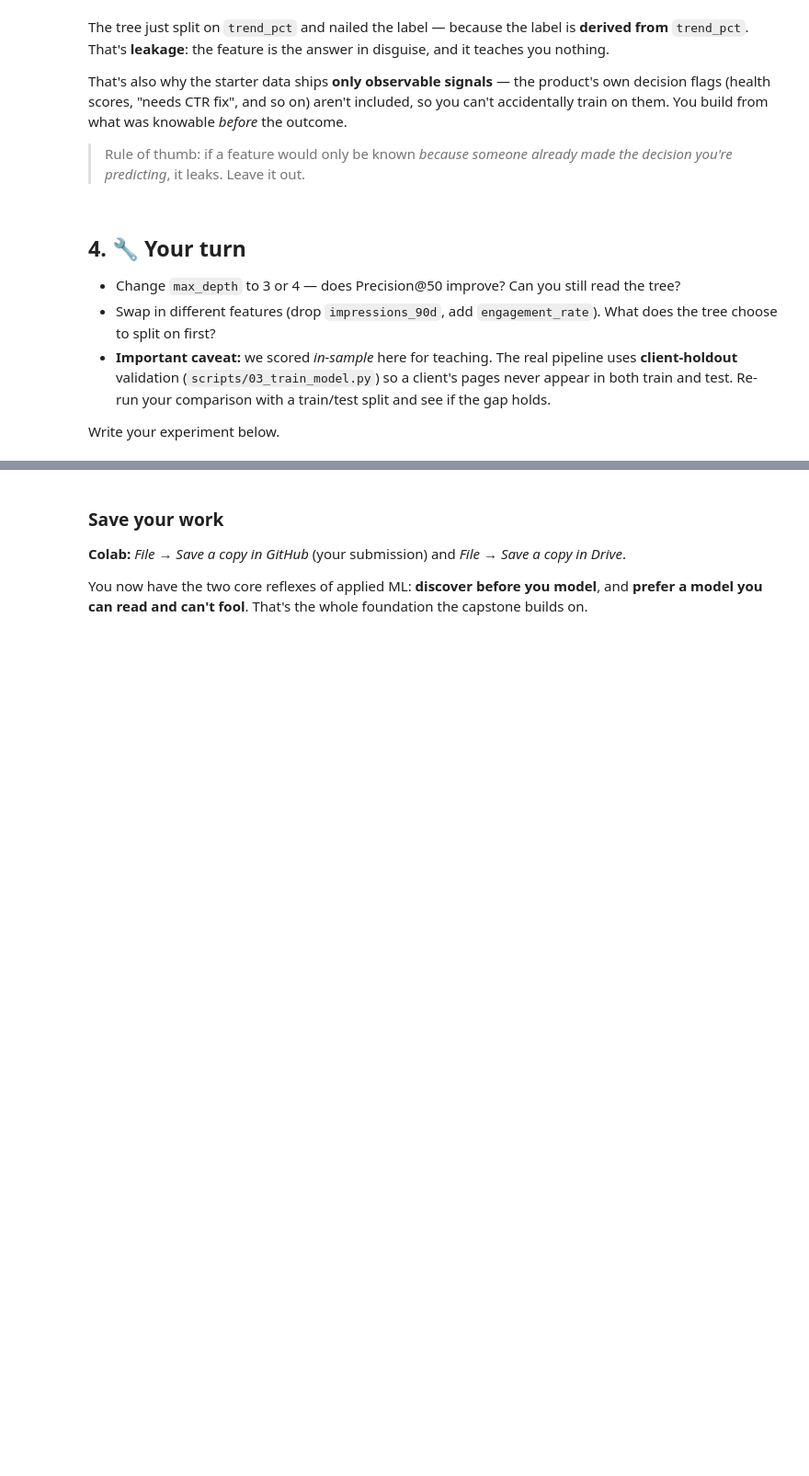
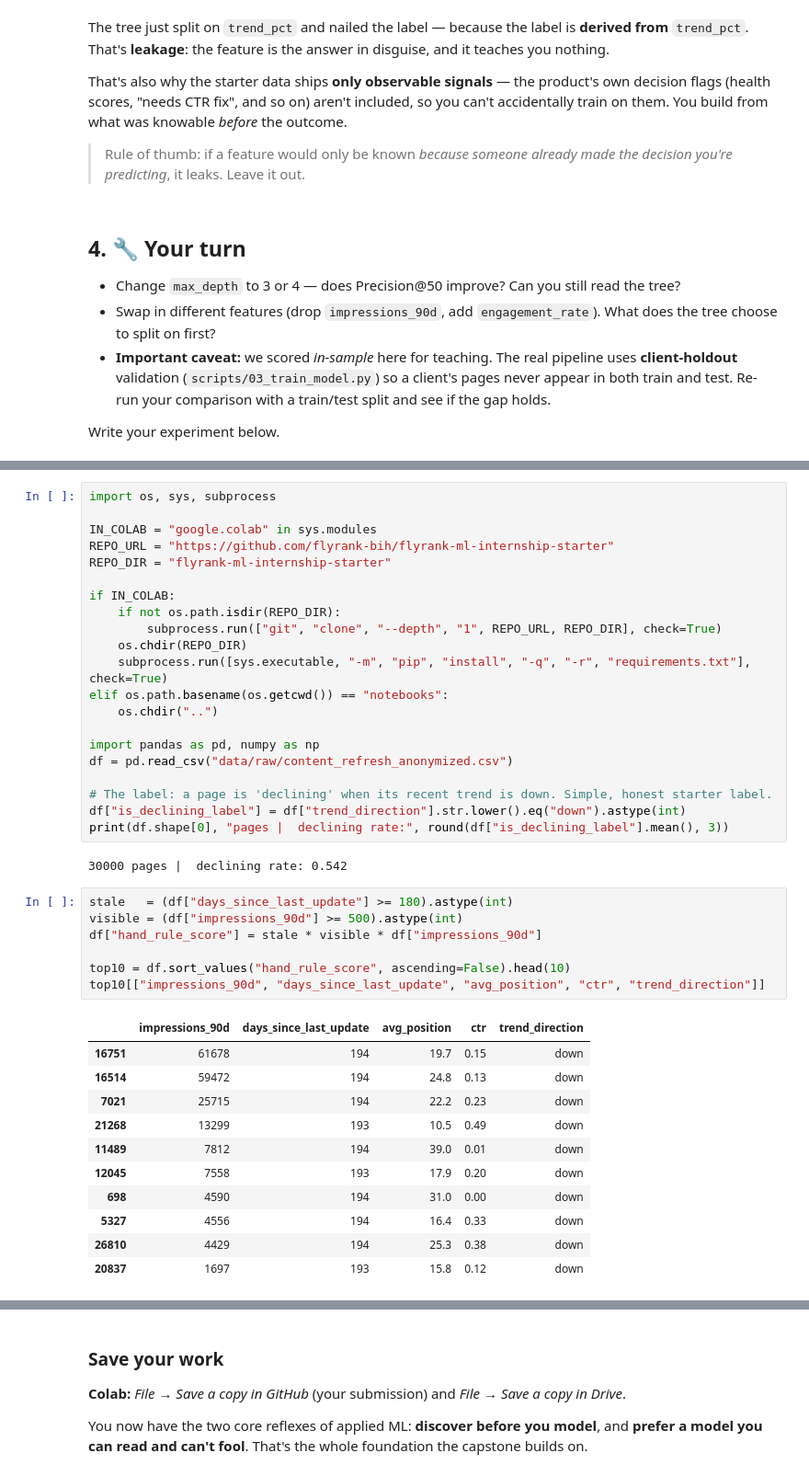
Before and after one commit to Huzaif005/FlyrankAI-internship, a Jupyter notebook: notebooks/02_your_first_readable_model.ipynb, the cells around one changed output, grey strips where cells are left out. Shown at 92% size. Cells and saved outputs as stored; diff of their text form; blank space fills up the shorter version.

```diff
--- a/notebooks/02_your_first_readable_model.ipynb
+++ b/notebooks/02_your_first_readable_model.ipynb
@@ -104,0 +160,42 @@ Write your experiment below.
+# %%
+import os, sys, subprocess
+
+IN_COLAB = "google.colab" in sys.modules
+REPO_URL = "https://github.com/flyrank-bih/flyrank-ml-internship-starter"
+REPO_DIR = "flyrank-ml-internship-starter"
+
+if IN_COLAB:
+    if not os.path.isdir(REPO_DIR):
+        subprocess.run(["git", "clone", "--depth", "1", REPO_URL, REPO_DIR], check=True)
+    os.chdir(REPO_DIR)
+    subprocess.run([sys.executable, "-m", "pip", "install", "-q", "-r", "requirements.txt"], check=True)
+elif os.path.basename(os.getcwd()) == "notebooks":
+    os.chdir("..")
+
+import pandas as pd, numpy as np
+df = pd.read_csv("data/raw/content_refresh_anonymized.csv")
+
+# The label: a page is 'declining' when its recent trend is down. Simple, honest starter label.
+df["is_declining_label"] = df["trend_direction"].str.lower().eq("down").astype(int)
+print(df.shape[0], "pages |  declining rate:", round(df["is_declining_label"].mean(), 3))
+# %% [output]
+30000 pages |  declining rate: 0.542
+# %%
+stale   = (df["days_since_last_update"] >= 180).astype(int)
+visible = (df["impressions_90d"] >= 500).astype(int)
+df["hand_rule_score"] = stale * visible * df["impressions_90d"]
+
+top10 = df.sort_values("hand_rule_score", ascending=False).head(10)
+top10[["impressions_90d", "days_since_last_update", "avg_position", "ctr", "trend_direction"]]
+# %% [output]
+|  | impressions_90d | days_since_last_update | avg_position | ctr | trend_direction |
+| 16751 | 61678 | 194 | 19.7 | 0.15 | down |
+| 16514 | 59472 | 194 | 24.8 | 0.13 | down |
+| 7021 | 25715 | 194 | 22.2 | 0.23 | down |
+| 21268 | 13299 | 193 | 10.5 | 0.49 | down |
+| 11489 | 7812 | 194 | 39.0 | 0.01 | down |
+| 12045 | 7558 | 193 | 17.9 | 0.20 | down |
+| 698 | 4590 | 194 | 31.0 | 0.00 | down |
+| 5327 | 4556 | 194 | 16.4 | 0.33 | down |
+| 26810 | 4429 | 194 | 25.3 | 0.38 | down |
+| 20837 | 1697 | 193 | 15.8 | 0.12 | down |
```
Also changed, not shown: parts of 13 cells of this notebook.
